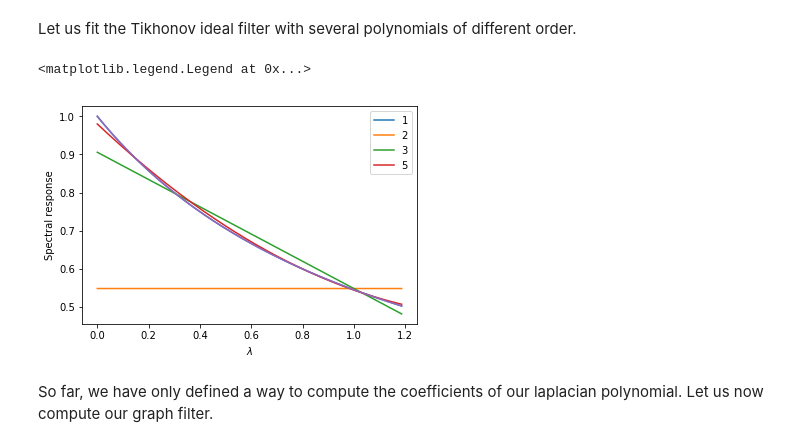
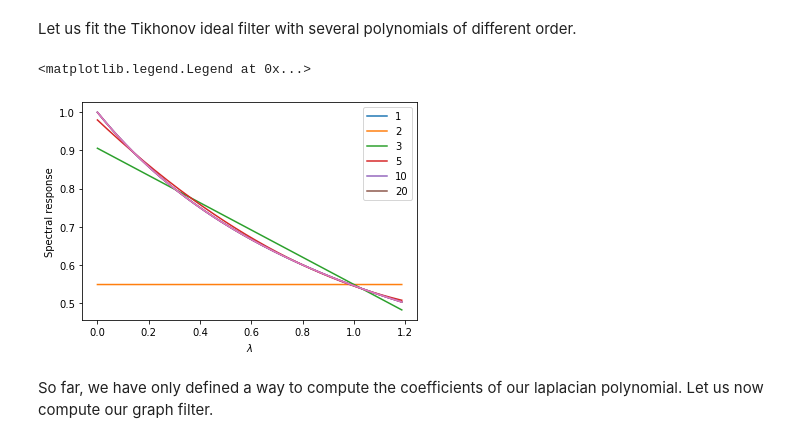
Before and after one commit to aaag97/ntds-projects, a Jupyter notebook: Assignment 2/2_learning_with_graphs-andre-FB.ipynb, the cells around one changed output. Cells and saved outputs as stored; diff of their text form; code cells hidden in the pictures.

```diff
--- a/Assignment 2/2_learning_with_graphs-andre-FB.ipynb
+++ b/Assignment 2/2_learning_with_graphs-andre-FB.ipynb
@@ -657,7 +655,7 @@ Implement a function to find the coefficients of a polynomial that approximates
 def fit_polynomial(lam: np.ndarray, order: int, spectral_response: np.ndarray):
     """ Return an array of polynomial coefficients of length 'order'."""
     # Your code here
-    h = ideal_tk
+    h = spectral_response
     V = np.vander(lam, order, increasing=True)
     coeffs = np.linalg.lstsq(V, h, rcond=None)[0]
     #coeffs = np.linalg.inv(V.T@V)@V.T@h
@@ -675,17 +673,17 @@ def polynomial_graph_filter_response(coeff: np.array, lam: np.ndarray):
 Let us fit the Tikhonov ideal filter with several polynomials of different order.
 # %%
 plt.plot(lam, ideal_tk)
-#orders = [1, 2, 3, 5, 10, 20]
+orders = [1, 2, 3, 5, 10, 20]
 for order in orders:
     coeff_tk = fit_polynomial(lam, order, ideal_tk)
     plt.plot(lam, polynomial_graph_filter_response(coeff_tk, lam))
 
 plt.xlabel('$\lambda$')
 plt.ylabel('Spectral response')
 plt.legend(orders)
 # %% [output]
 <matplotlib.legend.Legend at 0x...>
-[figure, old version]
+[figure, new version]
 # %% [markdown]
 So far, we have only defined a way to compute the coefficients of our laplacian polynomial. Let us now compute our graph filter.
 # %%
```
Also changed, not shown: parts of 35 cells of this notebook.
